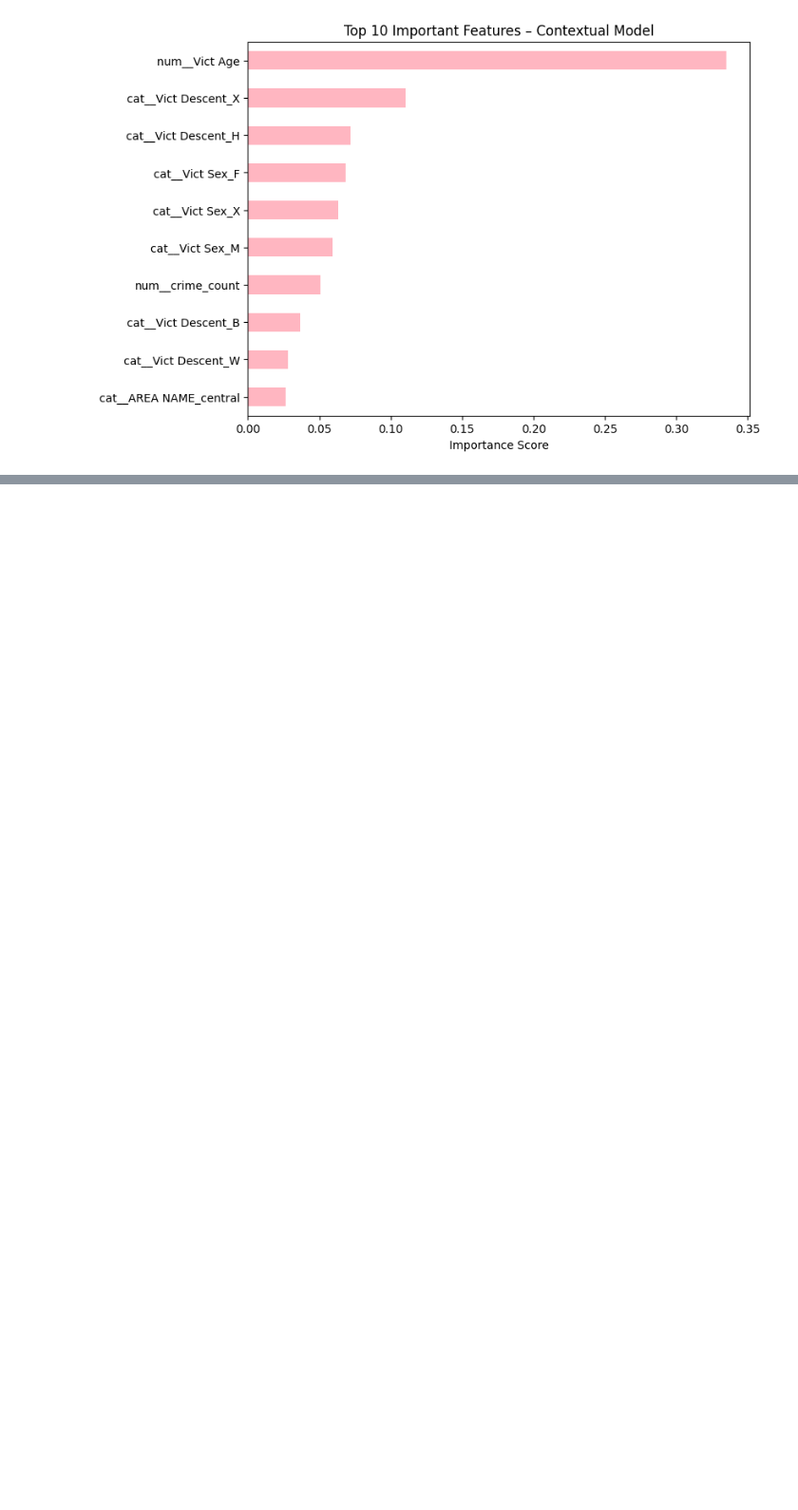
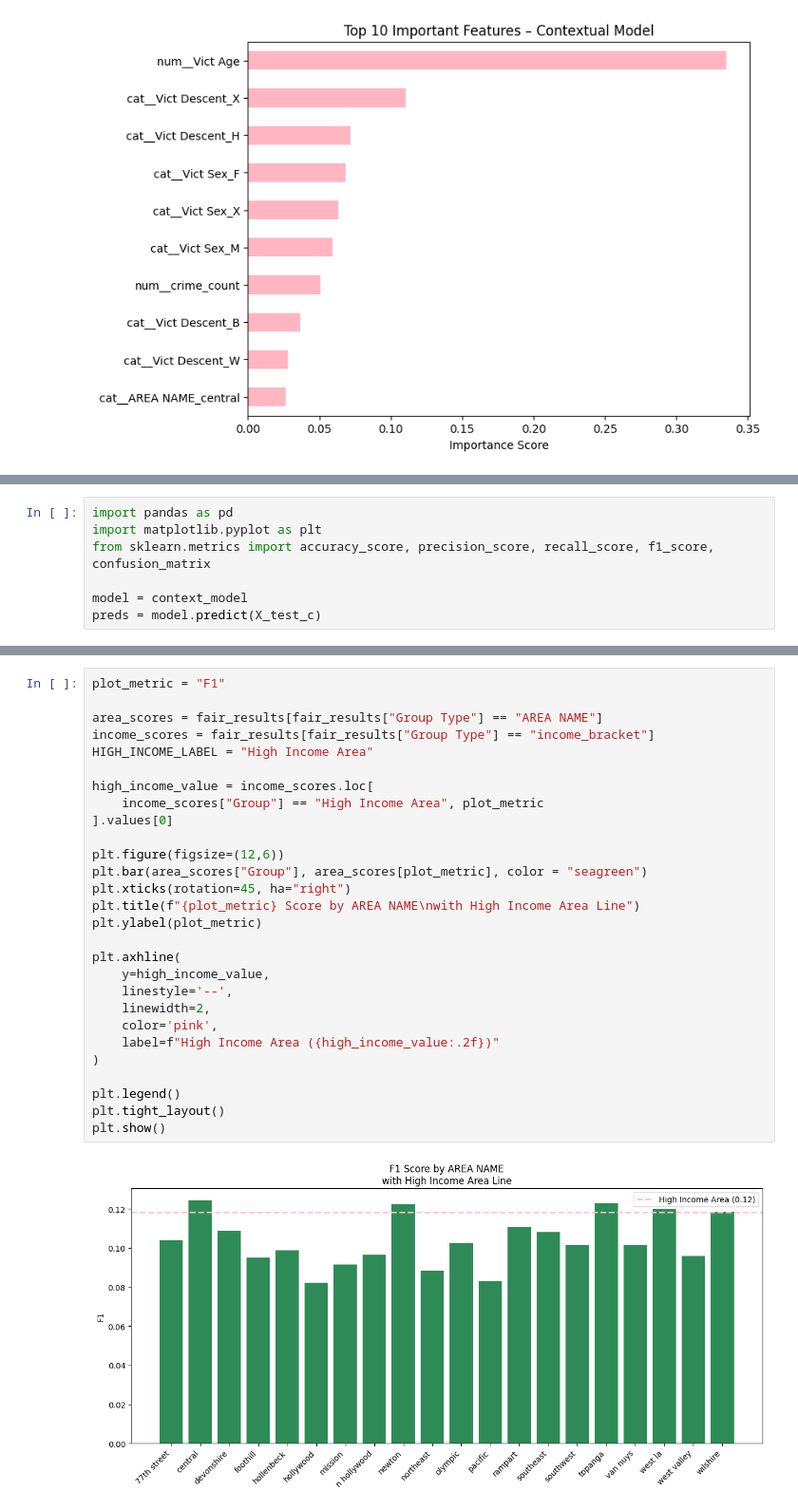
Before and after one commit to smmurali/DTSC_3602, a Jupyter notebook: dtsc3602_eda.ipynb, the cells around one changed output, grey strips where cells are left out. Shown at 95% size. Cells and saved outputs as stored; diff of their text form; blank space fills up the shorter version.

```diff
--- a/dtsc3602_eda.ipynb
+++ b/dtsc3602_eda.ipynb
@@ -546,0 +549,7 @@ plt.show()
+# %%
+import pandas as pd
+import matplotlib.pyplot as plt
+from sklearn.metrics import accuracy_score, precision_score, recall_score, f1_score, confusion_matrix
+
+model = context_model
+preds = model.predict(X_test_c)
@@ -546,0 +617,30 @@ plt.show()
+# %%
+plot_metric = "F1"
+
+area_scores = fair_results[fair_results["Group Type"] == "AREA NAME"]
+income_scores = fair_results[fair_results["Group Type"] == "income_bracket"]
+HIGH_INCOME_LABEL = "High Income Area"
+
+high_income_value = income_scores.loc[
+    income_scores["Group"] == "High Income Area", plot_metric
+].values[0]
+
+plt.figure(figsize=(12,6))
+plt.bar(area_scores["Group"], area_scores[plot_metric], color = "seagreen")
+plt.xticks(rotation=45, ha="right")
+plt.title(f"{plot_metric} Score by AREA NAME\nwith High Income Area Line")
+plt.ylabel(plot_metric)
+
+plt.axhline(
+    y=high_income_value,
+    linestyle='--',
+    linewidth=2,
+    color='pink',
+    label=f"High Income Area ({high_income_value:.2f})"
+)
+
+plt.legend()
+plt.tight_layout()
+plt.show()
+# %% [output]
+[figure, added]
```
Also changed, not shown: parts of 8 cells of this notebook.
